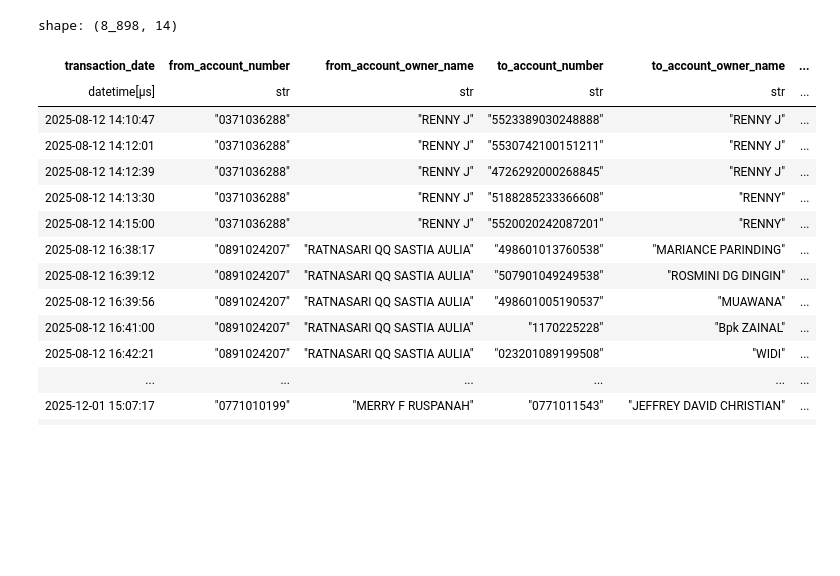
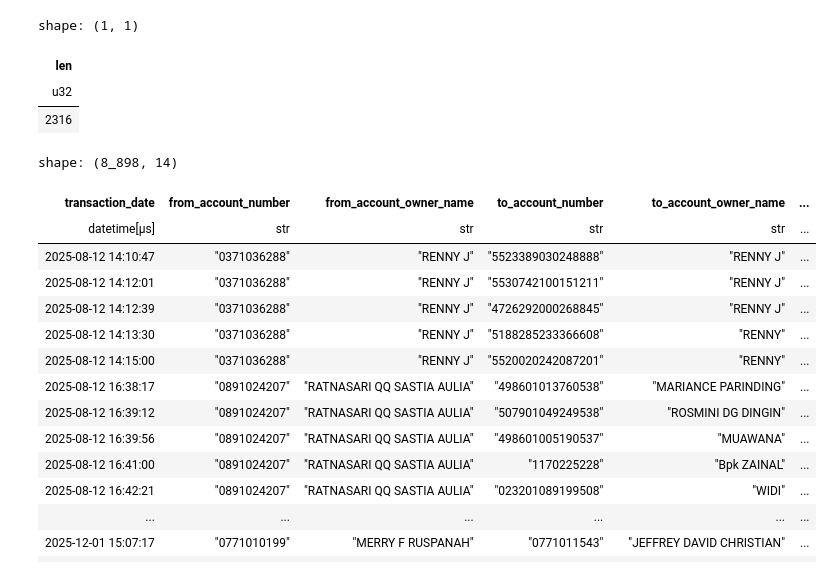
Before and after one commit to daniel-satria/fds_bvic, a Jupyter notebook: ibmb_script/tf_online/tf_online_10min/test_hist.ipynb, the cells around one changed output. Cells and saved outputs as stored; diff of their text form; code cells hidden in the pictures; blank space fills up the shorter version.

```diff
--- a/ibmb_script/tf_online/tf_online_10min/test_hist.ipynb
+++ b/ibmb_script/tf_online/tf_online_10min/test_hist.ipynb
@@ -40,3 +48,10 @@ shape: (30, 20)
+# %%
+df.select(pl.len()).collect()
+# %% [output]
+shape: (1, 1)
+| len |
+| u32 |
+| 2316 |
 # %%
 df.filter(
     pl.col("flag_5min") == 1
```
Also changed, not shown: parts of 2 cells of this notebook, 4 other files.
